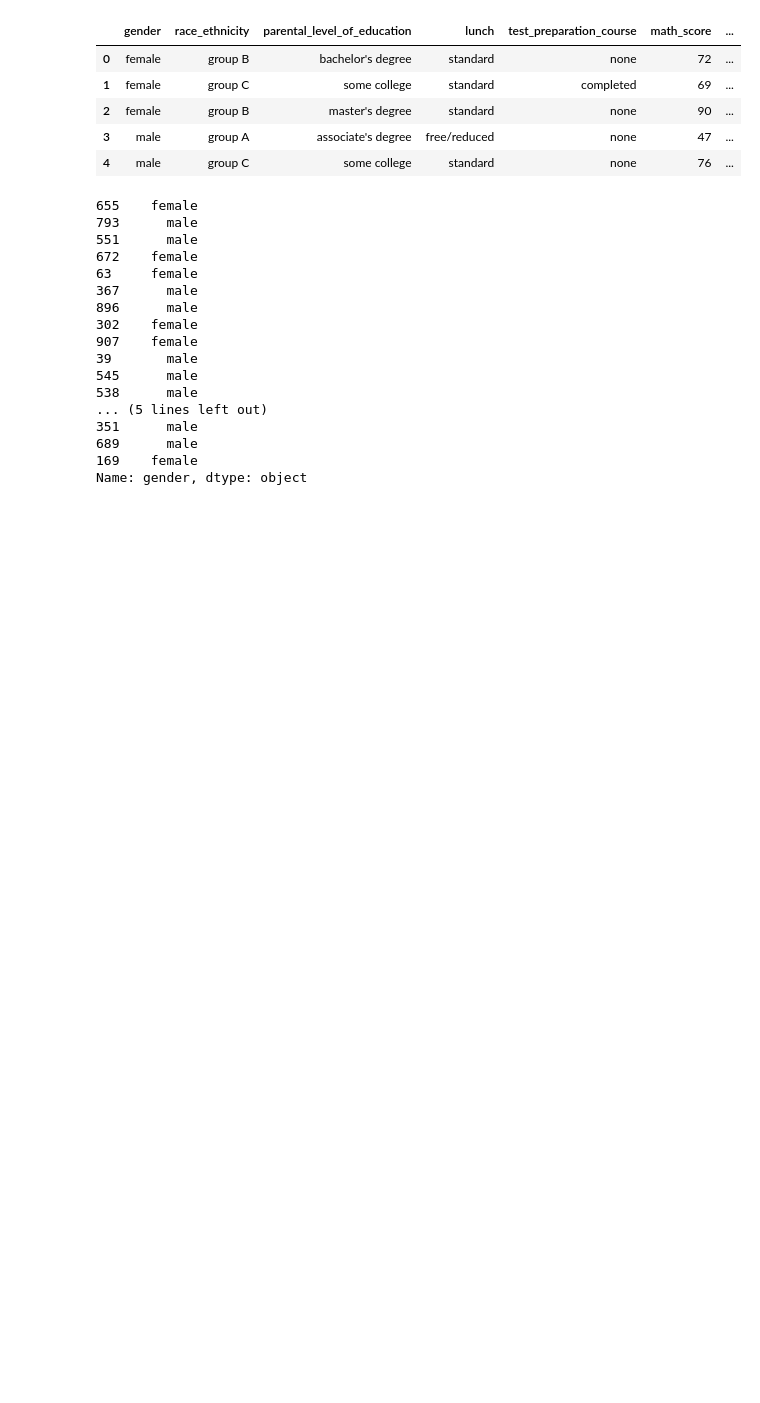
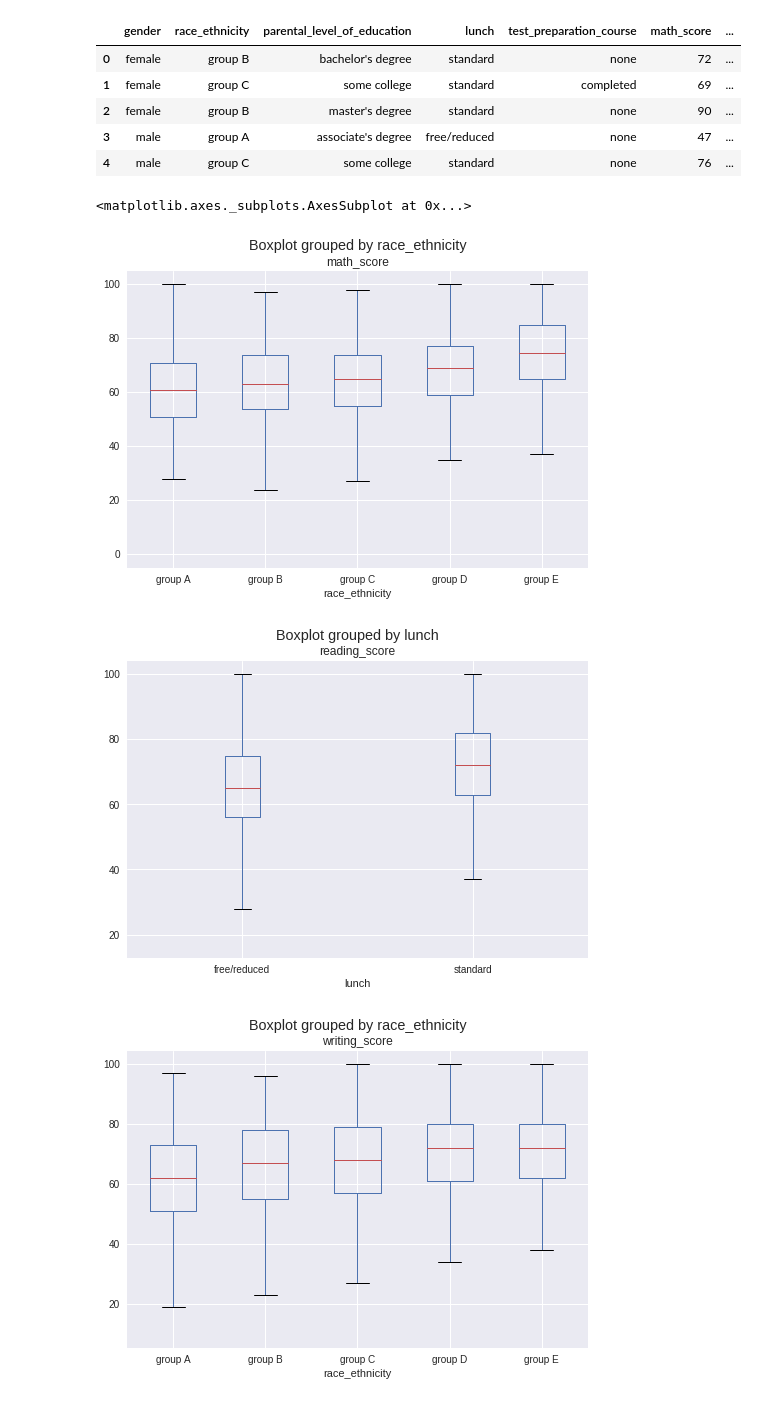
Before and after one commit to dilrubashowkat/MLearn, a Jupyter notebook: Untitled3.ipynb, the cells around one changed output. Drawn from its saved outputs; the diff is of its cells as text; code cells hidden in the pictures; blank space fills up the shorter version.

```diff
--- a/Untitled3.ipynb
+++ b/Untitled3.ipynb
@@ -40,28 +40,16 @@ bf.head()
 | 2 | female | group B | master's degree | standard | none | 90 | ... |
 | 3 | male | group A | associate's degree | free/reduced | none | 47 | ... |
 | 4 | male | group C | some college | standard | none | 76 | ... |
-# %%
-from sklearn.metrics import matthews_corrcoef
-gen=bf["gender"].sample(20)
-#rac = bf["race"]
-math = bf["math_score"].sample(20)
-print(gen)
-#print(matthews_corrcoef(gen, math))
-# %% [output]
-655    female
-793      male
-551      male
-672    female
-63     female
-367      male
-896      male
-302    female
-907    female
-39       male
-545      male
-538      male
-... (5 lines left out)
-351      male
-689      male
-169    female
-Name: gender, dtype: object
+# %%
+
+#bf.boxplot('math_score',by='gender')
+#bf.boxplot('reading_score',by='gender')
+#bf.boxplot('writing_score',by='gender')
+bf.boxplot('math_score',by='race_ethnicity')
+bf.boxplot('reading_score',by='lunch')
+bf.boxplot('writing_score',by='race_ethnicity')
+# %% [output]
+<matplotlib.axes._subplots.AxesSubplot at 0x...>
+[figure, added]
+[figure, added]
+[figure, added]
```
Also changed, not shown: parts of 2 cells of this notebook.
